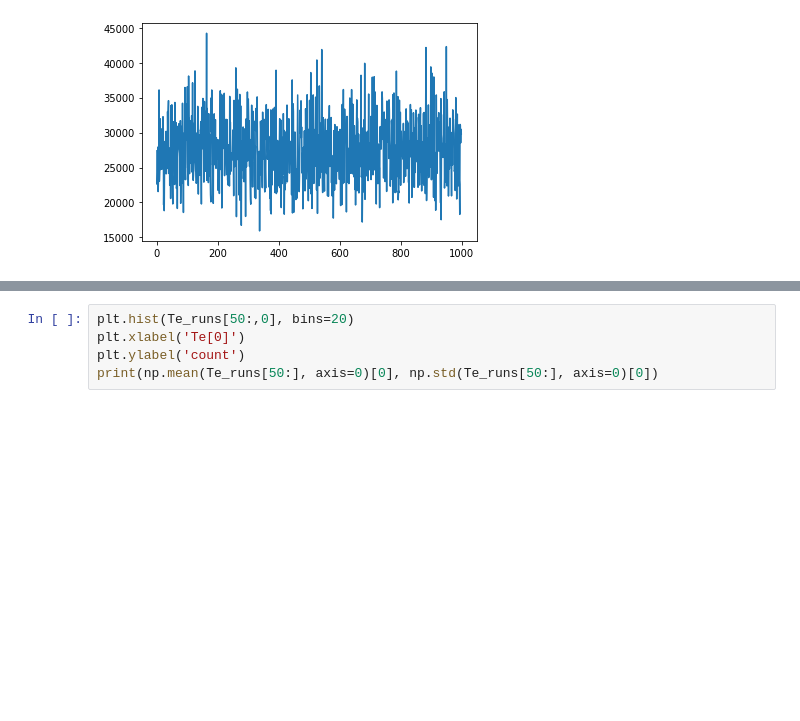
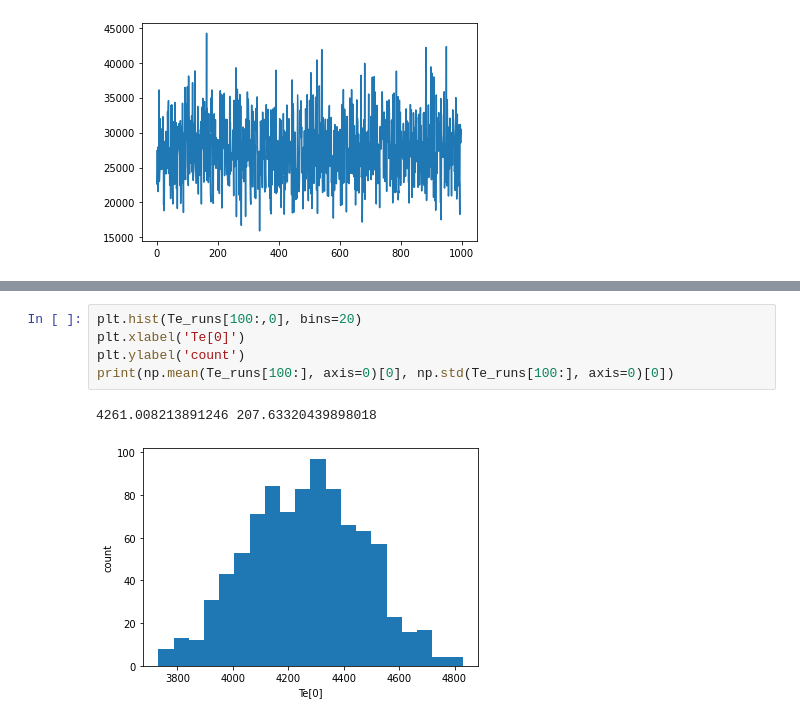
Before and after one commit to vecma-ipp/MFW, a Jupyter notebook: uq/tuto/DPC/fusion+ComPat.ipynb, the cells around one changed output, grey strips where cells are left out. Saved outputs shown, nothing was run; the diff lists cells and outputs as text; blank space fills up the shorter version.

```diff
--- a/uq/tuto/DPC/fusion+ComPat.ipynb
+++ b/uq/tuto/DPC/fusion+ComPat.ipynb
@@ -129,5 +166,8 @@ print(np.mean(Te_runs[50:], axis=0)[0], np.std(Te_runs[50:], axis=0)[0])
 # %%
-plt.hist(Te_runs[50:,0], bins=20)
+plt.hist(Te_runs[100:,0], bins=20)
 plt.xlabel('Te[0]')
 plt.ylabel('count')
-print(np.mean(Te_runs[50:], axis=0)[0], np.std(Te_runs[50:], axis=0)[0])
+print(np.mean(Te_runs[100:], axis=0)[0], np.std(Te_runs[100:], axis=0)[0])
+# %% [output]
+4261.008213891246 207.63320439898018
+[figure, added]
```
Also changed, not shown: parts of 8 cells of this notebook.
